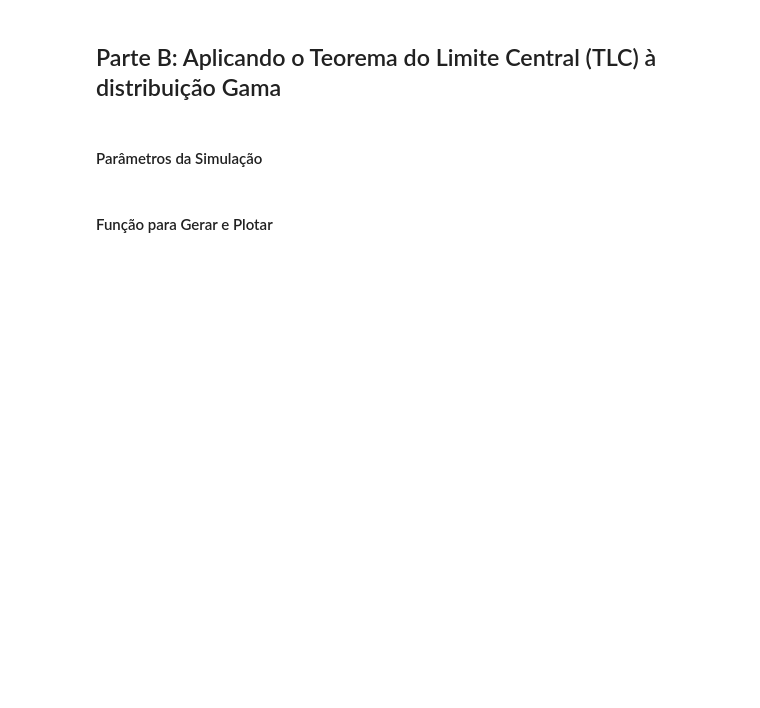
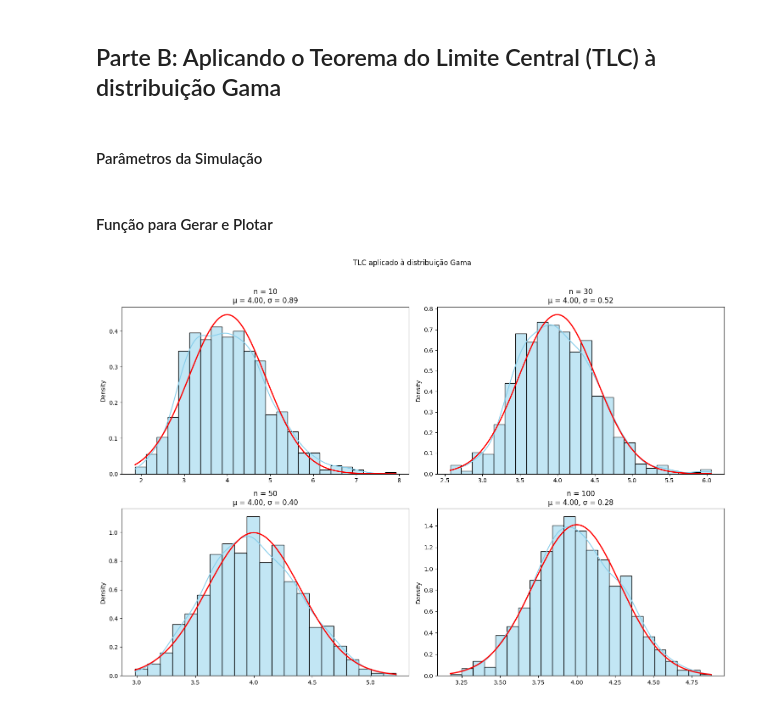
Before and after one commit to MatheuseduPinheiro/sampling-distributions-tlc-pvalue, a Jupyter notebook: index.ipynb, the cells around one changed output. Saved outputs shown, nothing was run; the diff lists cells and outputs as text; code cells hidden in the pictures; blank space fills up the shorter version.

Commit message:
Visualiza TLC com 4 tamanhos de amostra da distribuição Gama

```diff
--- a/index.ipynb
+++ b/index.ipynb
@@ -143,3 +143,24 @@ def plot_tlc_gamma(n):
     plt.xlabel('Médias amostrais')
     plt.ylabel('Densidade')
     plt.show()
+# %%
+# Cria figura principal
+plt.figure(figsize=(15, 10))
+
+for i, n in enumerate(tamanhos_amostra, 1):
+    medias = [np.mean(gamma.rvs(shape, scale=scale, size=n)) for _ in range(num_amostras)]
+
+    plt.subplot(2, 2, i)
+    sns.histplot(medias, kde=True, stat='density', color='skyblue')
+
+    sigma = np.sqrt(var_teorica) / np.sqrt(n)
+    x = np.linspace(min(medias), max(medias), 100)
+    plt.plot(x, norm.pdf(x, mu, sigma), 'r-', linewidth=2)
+
+    plt.title(f'n = {n}\nμ = {mu:.2f}, σ = {sigma:.2f}')
+
+plt.suptitle('TLC aplicado à distribuição Gama', y=1.02)
+plt.tight_layout()
+plt.show()
+# %% [output]
+[figure, added]
```
